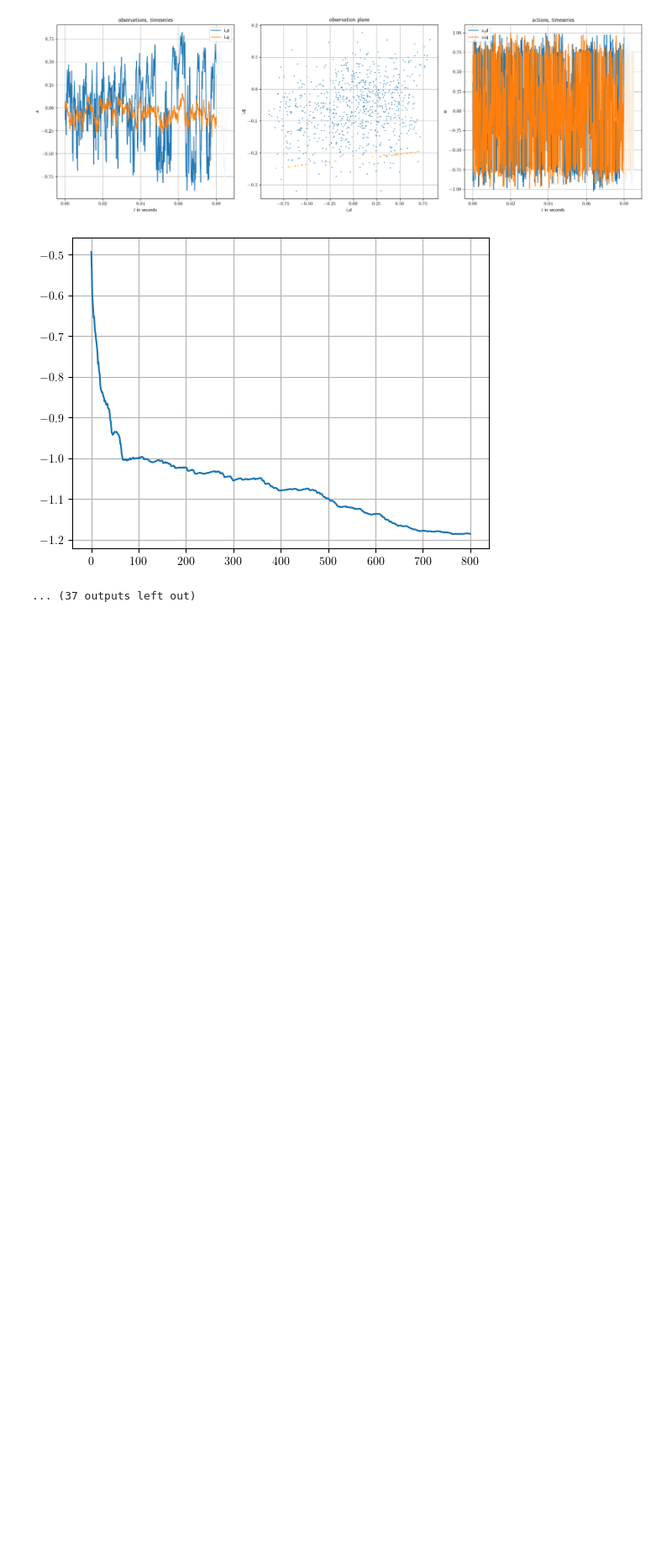
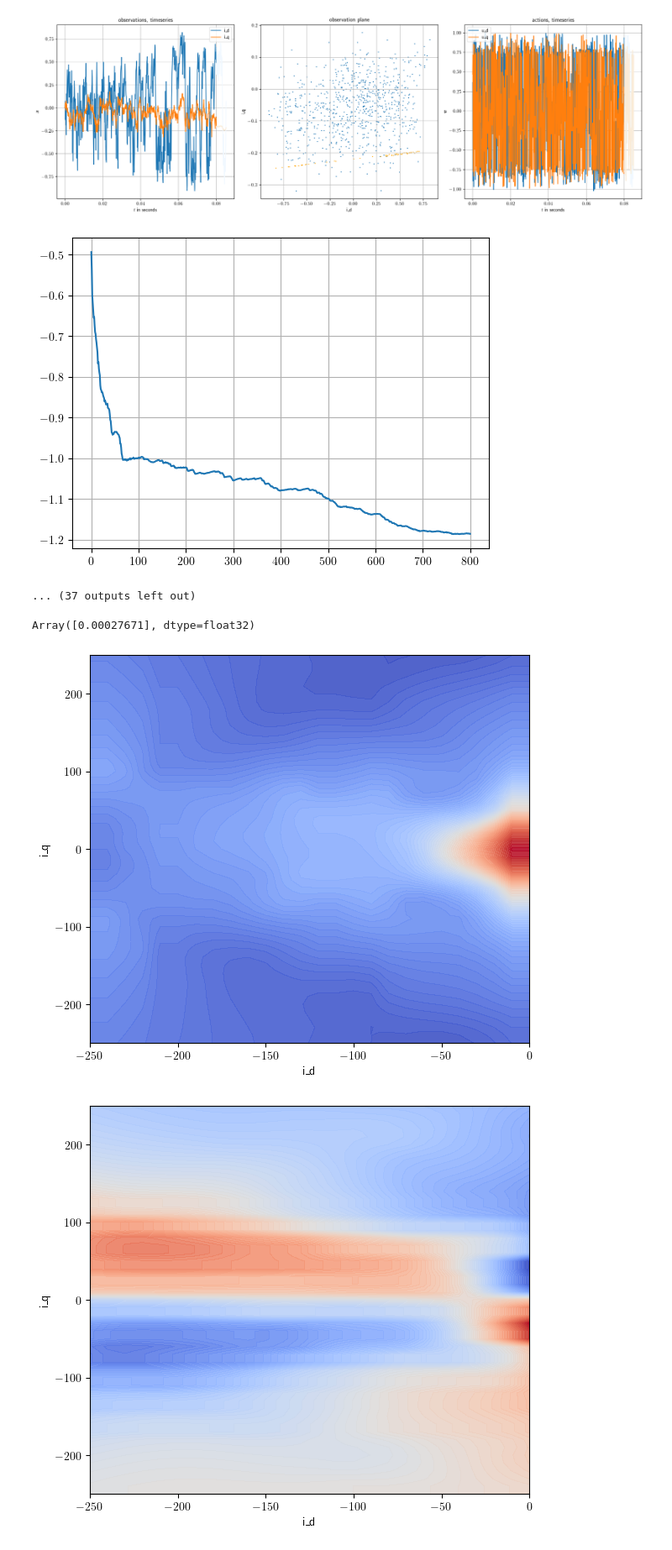
Before and after one commit to ExcitingSystems/DMPE, a Jupyter notebook: dev/dev_pmsm.ipynb, the cells around one changed output. Shown at 84% size. Cells and saved outputs as stored; diff of their text form; code cells hidden in the pictures; blank space fills up the shorter version.

```diff
--- a/dev/dev_pmsm.ipynb
+++ b/dev/dev_pmsm.ipynb
@@ -126,5 +126,9 @@ current data loss: 0.30558562
 [figure]
 [figure]
 ... (37 outputs left out)
+# %%
+env.LUT_interpolators["L_dd"](jnp.array([200,100]))
+# %% [output]
+Array([0.00027671], dtype=float32)
 # %%
 env.action_description
@@ -130,0 +150,34 @@ env.action_description
+# %%
+LUT_interpolators = {
+    q: jax.scipy.interpolate.RegularGridInterpolator(
+        (x, y), env.pmsm_lut[q][:, :].T, method="linear", bounds_error=False, fill_value=None
+    )
+    for q in saturated_quants
+}
+# %%
+n_points = n_grid_points_y * 1
+
+test_x, test_y = np.linspace(-i_max, 0, n_points), np.linspace(-i_max, i_max, n_points)
+xx, yy = jnp.meshgrid(test_x, test_y )
+zz = jnp.concatenate([xx[..., None], yy[..., None]], axis=-1)
+# %%
+for q in saturated_quants[:4]:
+    res = LUT_interpolators[q](zz.reshape(-1, 2))
+
+    fig, axs = plt.subplots(figsize=(6.75, 6))
+
+    cax = axs.contourf(
+        zz[..., 0],
+        zz[..., 1],
+        res.reshape(n_points, n_points),
+        antialiased=False,
+        levels=100,
+        alpha=0.9,
+        cmap=plt.cm.coolwarm,
+    )
+
+    axs.set_xlabel(env.obs_description[0])
+    axs.set_ylabel(env.obs_description[1])
+# %% [output]
+[figure, added]
+[figure, added]
```
Also changed, not shown: parts of 4 cells of this notebook.
